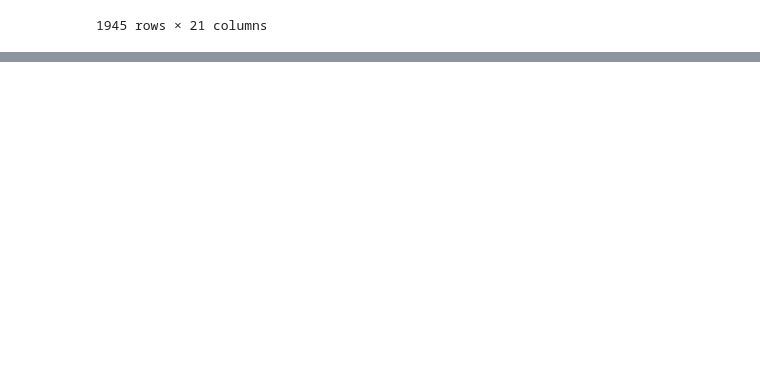
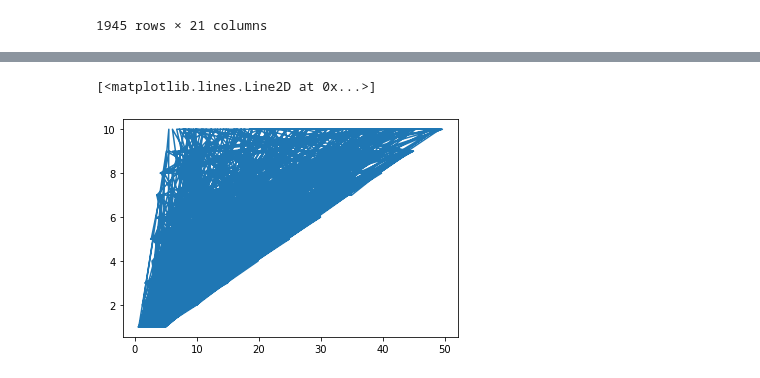
Before and after one commit to NoelPaulMailakkal/Business-Analytics-with-Python, a Jupyter notebook: Untitled5.ipynb, the cells around one changed output, grey strips where cells are left out. Drawn from its saved outputs; the diff is of its cells as text; code cells hidden in the pictures; blank space fills up the shorter version.

```diff
--- a/Untitled5.ipynb
+++ b/Untitled5.ipynb
@@ -169,0 +280,5 @@ df.loc[df["Ship Mode"]=="Second Class"]
+# %%
+plt.plot(df.Tax,df.Quantity)
+# %% [output]
+[<matplotlib.lines.Line2D at 0x...>]
+[figure, added]
```
Also changed, not shown: parts of 11 cells of this notebook.
